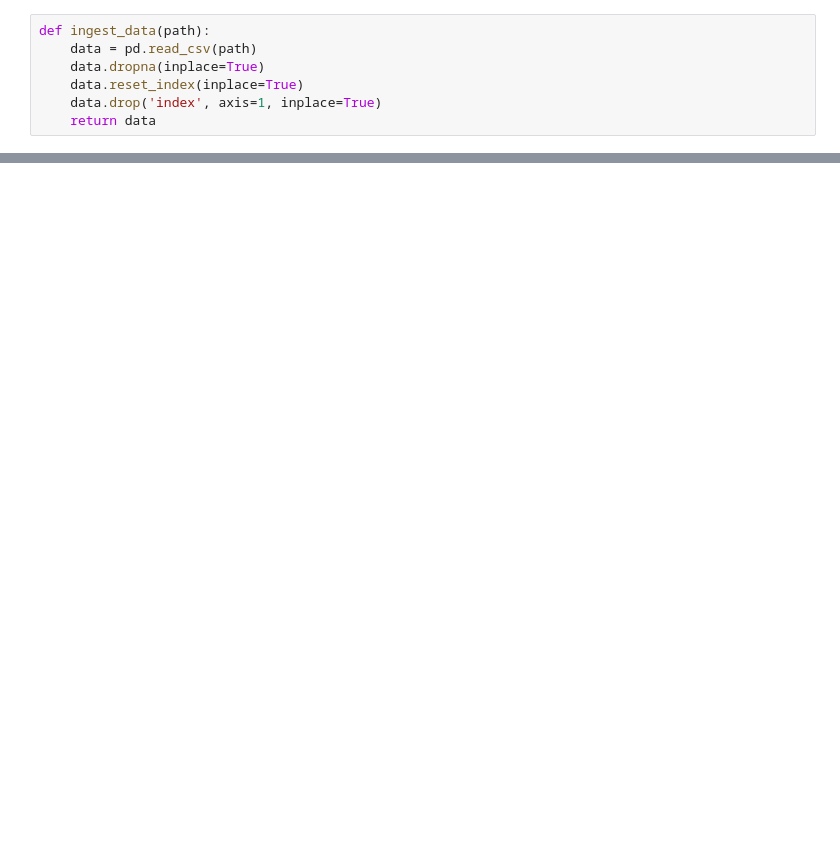
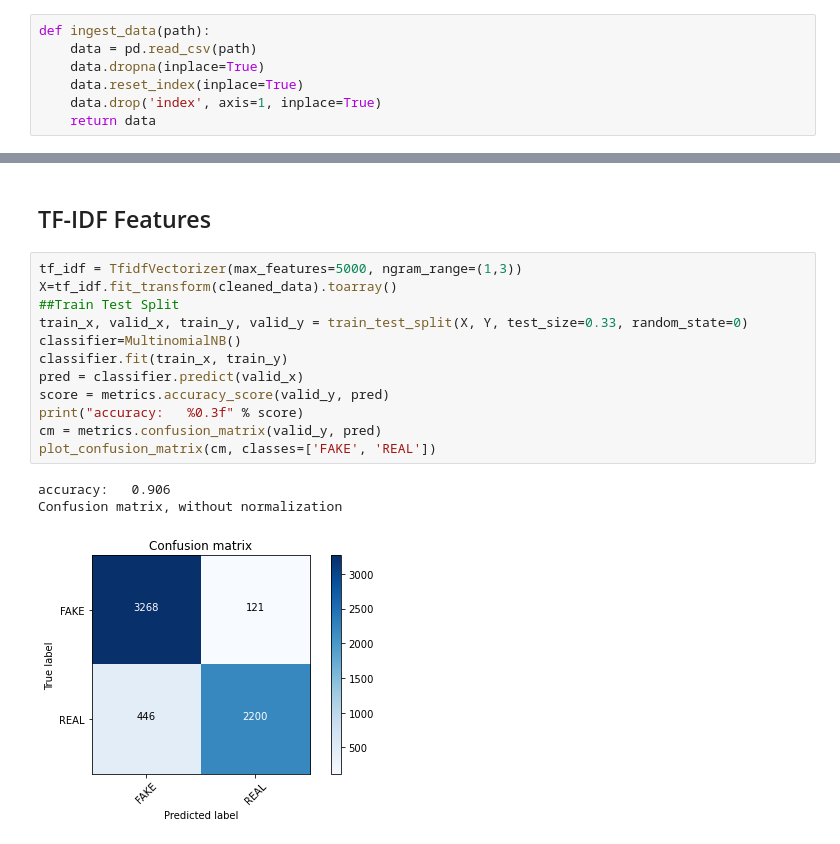
Before and after one commit to rajhimanshu2954/DS-Projects, a Jupyter notebook: Natural Language Processing/Fake News Classifier.ipynb, the cells around one changed output, grey strips where cells are left out. Drawn from its saved outputs; the diff is of its cells as text; blank space fills up the shorter version.

```diff
--- a/Natural Language Processing/Fake News Classifier.ipynb
+++ b/Natural Language Processing/Fake News Classifier.ipynb
@@ -43,0 +217,18 @@ cleaned_data
+# %% [markdown]
+## TF-IDF Features
+# %%
+tf_idf = TfidfVectorizer(max_features=5000, ngram_range=(1,3))
+X=tf_idf.fit_transform(cleaned_data).toarray()
+##Train Test Split
+train_x, valid_x, train_y, valid_y = train_test_split(X, Y, test_size=0.33, random_state=0)
+classifier=MultinomialNB()
+classifier.fit(train_x, train_y)
+pred = classifier.predict(valid_x)
+score = metrics.accuracy_score(valid_y, pred)
+print("accuracy:   %0.3f" % score)
+cm = metrics.confusion_matrix(valid_y, pred)
+plot_confusion_matrix(cm, classes=['FAKE', 'REAL'])
+# %% [output]
+accuracy:   0.906
+Confusion matrix, without normalization
+[figure, added]
```
Also changed, not shown: parts of 19 cells of this notebook, 1 other file.
